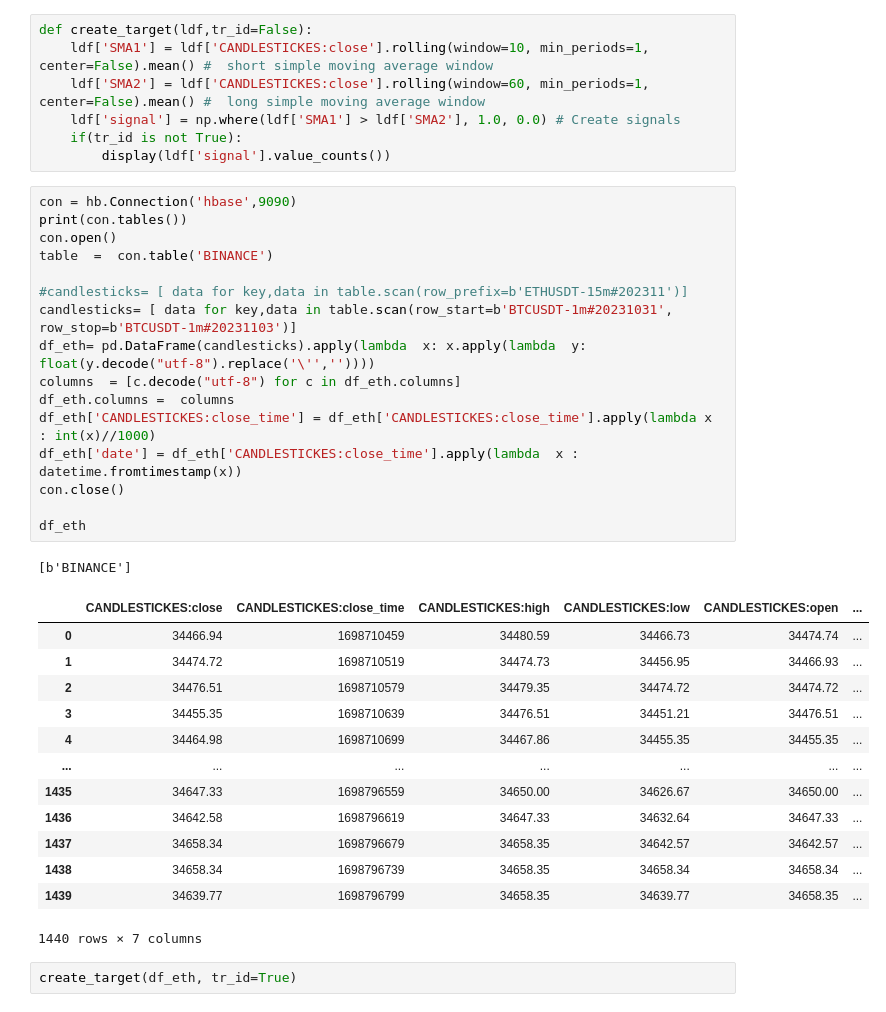
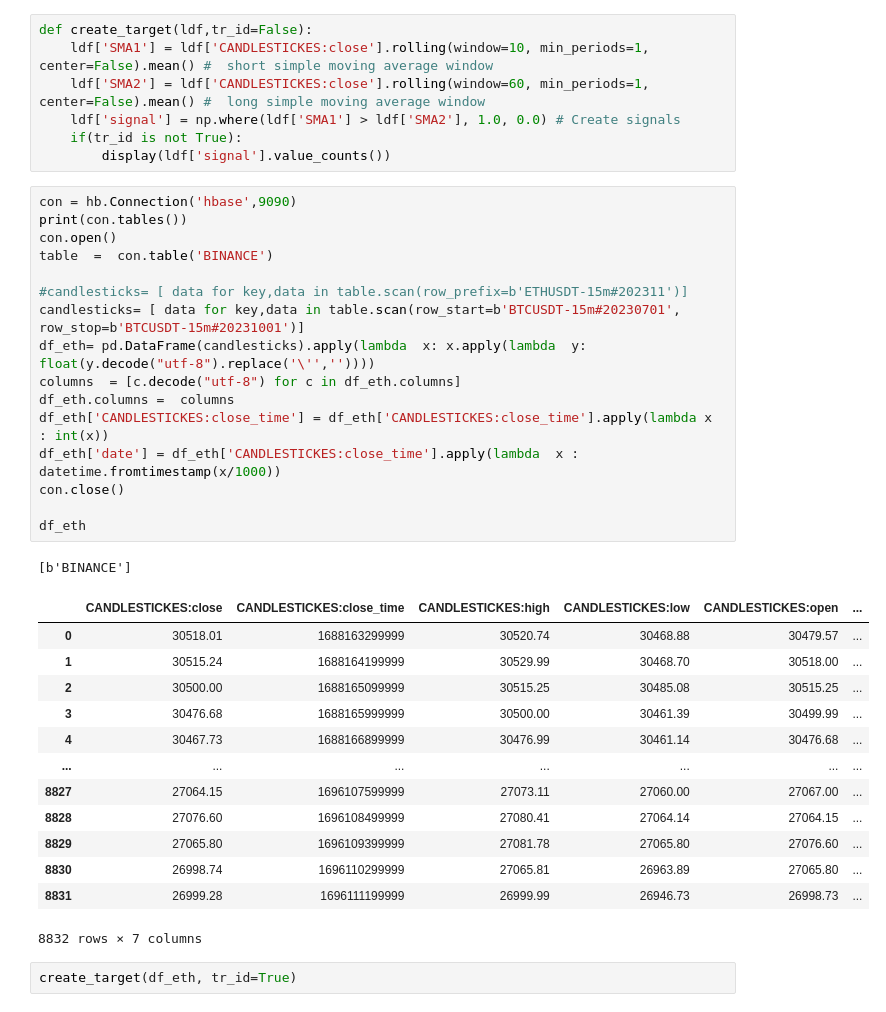
Before and after one commit to kevL974/CoinExplorer, a Jupyter notebook: notebook/dev.ipynb, the cells around one changed output. Cells and saved outputs as stored; diff of their text form.

```diff
--- a/notebook/dev.ipynb
+++ b/notebook/dev.ipynb
@@ -35,34 +22,34 @@ def create_target(ldf,tr_id=False):
 # %%
 con = hb.Connection('hbase',9090)
 print(con.tables())
 con.open()
 table  =  con.table('BINANCE')
 
 #candlesticks= [ data for key,data in table.scan(row_prefix=b'ETHUSDT-15m#202311')]
-candlesticks= [ data for key,data in table.scan(row_start=b'BTCUSDT-1m#20231031', row_stop=b'BTCUSDT-1m#20231103')]
+candlesticks= [ data for key,data in table.scan(row_start=b'BTCUSDT-15m#20230701', row_stop=b'BTCUSDT-15m#20231001')]
 df_eth= pd.DataFrame(candlesticks).apply(lambda  x: x.apply(lambda  y:  float(y.decode("utf-8").replace('\'',''))))
 columns  = [c.decode("utf-8") for c in df_eth.columns]
 df_eth.columns =  columns
-df_eth['CANDLESTICKES:close_time'] = df_eth['CANDLESTICKES:close_time'].apply(lambda x : int(x)//1000)
-df_eth['date'] = df_eth['CANDLESTICKES:close_time'].apply(lambda  x : datetime.fromtimestamp(x))
+df_eth['CANDLESTICKES:close_time'] = df_eth['CANDLESTICKES:close_time'].apply(lambda x : int(x))
+df_eth['date'] = df_eth['CANDLESTICKES:close_time'].apply(lambda  x : datetime.fromtimestamp(x/1000))
 con.close()
 
 df_eth
 # %% [output]
 [b'BINANCE']
 |  | CANDLESTICKES:close | CANDLESTICKES:close_time | CANDLESTICKES:high | CANDLESTICKES:low | CANDLESTICKES:open | ... |
-| 0 | 34466.94 | 1698710459 | 34480.59 | 34466.73 | 34474.74 | ... |
-| 1 | 34474.72 | 1698710519 | 34474.73 | 34456.95 | 34466.93 | ... |
-| 2 | 34476.51 | 1698710579 | 34479.35 | 34474.72 | 34474.72 | ... |
-| 3 | 34455.35 | 1698710639 | 34476.51 | 34451.21 | 34476.51 | ... |
-| 4 | 34464.98 | 1698710699 | 34467.86 | 34455.35 | 34455.35 | ... |
+| 0 | 30518.01 | 1688163299999 | 30520.74 | 30468.88 | 30479.57 | ... |
+| 1 | 30515.24 | 1688164199999 | 30529.99 | 30468.70 | 30518.00 | ... |
+| 2 | 30500.00 | 1688165099999 | 30515.25 | 30485.08 | 30515.25 | ... |
+| 3 | 30476.68 | 1688165999999 | 30500.00 | 30461.39 | 30499.99 | ... |
+| 4 | 30467.73 | 1688166899999 | 30476.99 | 30461.14 | 30476.68 | ... |
 | ... | ... | ... | ... | ... | ... | ... |
-| 1435 | 34647.33 | 1698796559 | 34650.00 | 34626.67 | 34650.00 | ... |
-| 1436 | 34642.58 | 1698796619 | 34647.33 | 34632.64 | 34647.33 | ... |
-| 1437 | 34658.34 | 1698796679 | 34658.35 | 34642.57 | 34642.57 | ... |
-| 1438 | 34658.34 | 1698796739 | 34658.35 | 34658.34 | 34658.34 | ... |
-| 1439 | 34639.77 | 1698796799 | 34658.35 | 34639.77 | 34658.35 | ... |
+| 8827 | 27064.15 | 1696107599999 | 27073.11 | 27060.00 | 27067.00 | ... |
+| 8828 | 27076.60 | 1696108499999 | 27080.41 | 27064.14 | 27064.15 | ... |
+| 8829 | 27065.80 | 1696109399999 | 27081.78 | 27065.80 | 27076.60 | ... |
+| 8830 | 26998.74 | 1696110299999 | 27065.81 | 26963.89 | 27065.80 | ... |
+| 8831 | 26999.28 | 1696111199999 | 26999.99 | 26946.73 | 26998.73 | ... |
-1440 rows × 7 columns
+8832 rows × 7 columns
 # %%
 create_target(df_eth, tr_id=True)
 # %%
```
Also changed, not shown: parts of 2 cells of this notebook, 2 other files.
